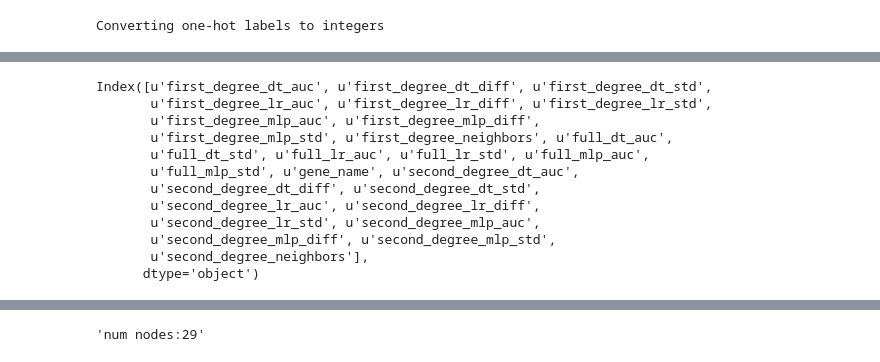
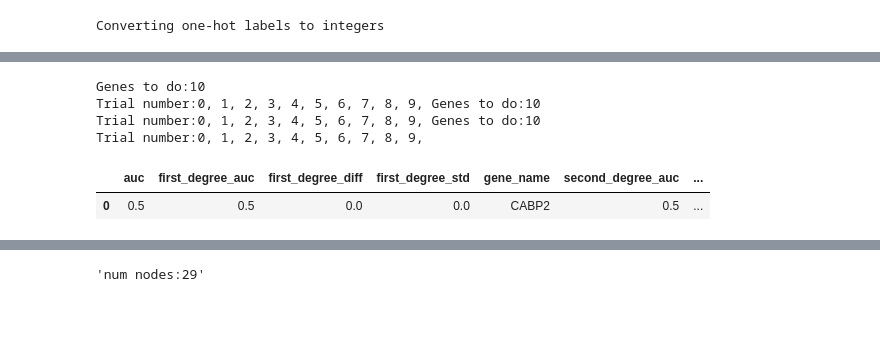
Before and after one commit to mila-iqia/gene-graph-conv, a Jupyter notebook: gene_inference.ipynb, the cells around one changed output, grey strips where cells are left out. Drawn from its saved outputs; the diff is of its cells as text; code cells hidden in the pictures; blank space fills up the shorter version.

```diff
--- a/gene_inference.ipynb
+++ b/gene_inference.ipynb
@@ -32,46 +31,5 @@ len(tcgatissue.df)
 g = nx.from_numpy_matrix(tcgatissue.adj)
 mapping = dict(zip(range(0, len(tcgatissue.df.columns)), tcgatissue.df.columns))
 g = nx.relabel_nodes(g, mapping)
-# %%
-def lr(df, labels, trials, samples):
-    scores = []
-    for i in range(trials):
-        X_train, X_test, y_train, y_test = \
-        sklearn.model_selection.train_test_split(df[:samples], labels[:samples], stratify=labels[:samples], train_size=0.1, random_state=i)
-
-        model = sklearn.linear_model.LogisticRegression()
-        model = model.fit(X_train, y_train)
-
-        score = sklearn.metrics.roc_auc_score(y_test, model.predict(X_test))
-        scores.append(score)
-    return np.round(np.mean(scores), 2),  np.round(np.std(scores),2)
-
-
-def mlp(df, labels, trials, samples):
-    # Try with only 1 layer, and with regularization
-    scores = []
-    for i in range(trials):
-        X_train, X_test, y_train, y_test = \
-        sklearn.model_selection.train_test_split(df[:samples], labels[:samples], stratify=labels[:samples], train_size=0.1, random_state=i)
-
-        model = sklearn.neural_network.MLPClassifier()
-        model = model.fit(X_train, y_train)
-
-        score = sklearn.metrics.roc_auc_score(y_test, model.predict(X_test))
-        scores.append(score)
-    return np.round(np.mean(scores), 2),  np.round(np.std(scores),2)
-
-def decision_tree(df, labels, trials, samples):
-    scores = []
-    for i in range(trials):
-        X_train, X_test, y_train, y_test = \
-        sklearn.model_selection.train_test_split(df[:samples], labels[:samples], stratify=labels[:samples], train_size=0.1, random_state=i)
-
-        model = sklearn.tree.DecisionTreeClassifier()
-        model = model.fit(X_train, y_train)
-
-        score = sklearn.metrics.roc_auc_score(y_test, model.predict(X_test))
-        scores.append(score)
-    return np.round(np.mean(scores), 2),  np.round(np.std(scores),2)
 # %%
 genes_with_neighbors = [x for x in g.nodes() if len(list(g.neighbors(x)))>1]
@@ -198,15 +36,18 @@ all_genes
-# %%
-all_genes.columns
-# %% [output]
-Index([u'first_degree_dt_auc', u'first_degree_dt_diff', u'first_degree_dt_std',
-       u'first_degree_lr_auc', u'first_degree_lr_diff', u'first_degree_lr_std',
-       u'first_degree_mlp_auc', u'first_degree_mlp_diff',
-       u'first_degree_mlp_std', u'first_degree_neighbors', u'full_dt_auc',
-       u'full_dt_std', u'full_lr_auc', u'full_lr_std', u'full_mlp_auc',
-       u'full_mlp_std', u'gene_name', u'second_degree_dt_auc',
-       u'second_degree_dt_diff', u'second_degree_dt_std',
-       u'second_degree_lr_auc', u'second_degree_lr_diff',
-       u'second_degree_lr_std', u'second_degree_mlp_auc',
-       u'second_degree_mlp_diff', u'second_degree_mlp_std',
-       u'second_degree_neighbors'],
-      dtype='object')
+# %%
+# Take a subset of tcga
+df = tcgatissue.df.iloc[0:1000, 0:10]
+
+#
+lr_df = infer_all_genes(lr, df, g.subgraph(df.columns)).reset_index(drop=True)
+mlp_df = infer_all_genes(mlp, df, g.subgraph(df.columns)).reset_index(drop=True)
+dt_df = infer_all_genes(decision_tree, df, g.subgraph(df.columns)).reset_index(drop=True)
+# %% [output]
+Genes to do:10
+Trial number:0, 1, 2, 3, 4, 5, 6, 7, 8, 9, Genes to do:10
+Trial number:0, 1, 2, 3, 4, 5, 6, 7, 8, 9, Genes to do:10
+Trial number:0, 1, 2, 3, 4, 5, 6, 7, 8, 9,
+# %%
+infer_gene(lr, tcgatissue.df[0:1000], "CABP2", g)
+# %% [output]
+|  | auc | first_degree_auc | first_degree_diff | first_degree_std | gene_name | second_degree_auc | ... |
+| 0 | 0.5 | 0.5 | 0.0 | 0.0 | CABP2 | 0.5 | ... |
```
Also changed, not shown: parts of 18 cells of this notebook, 4 other files.
